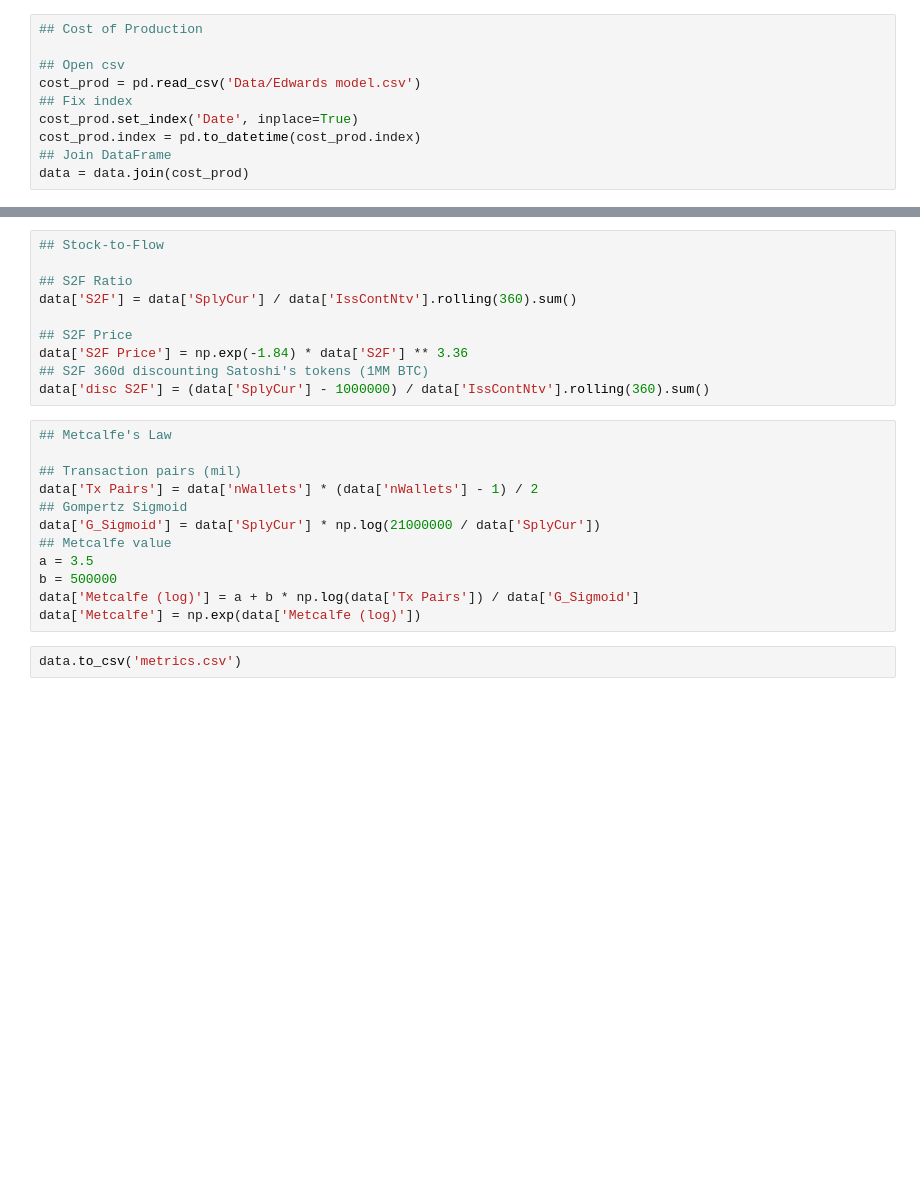
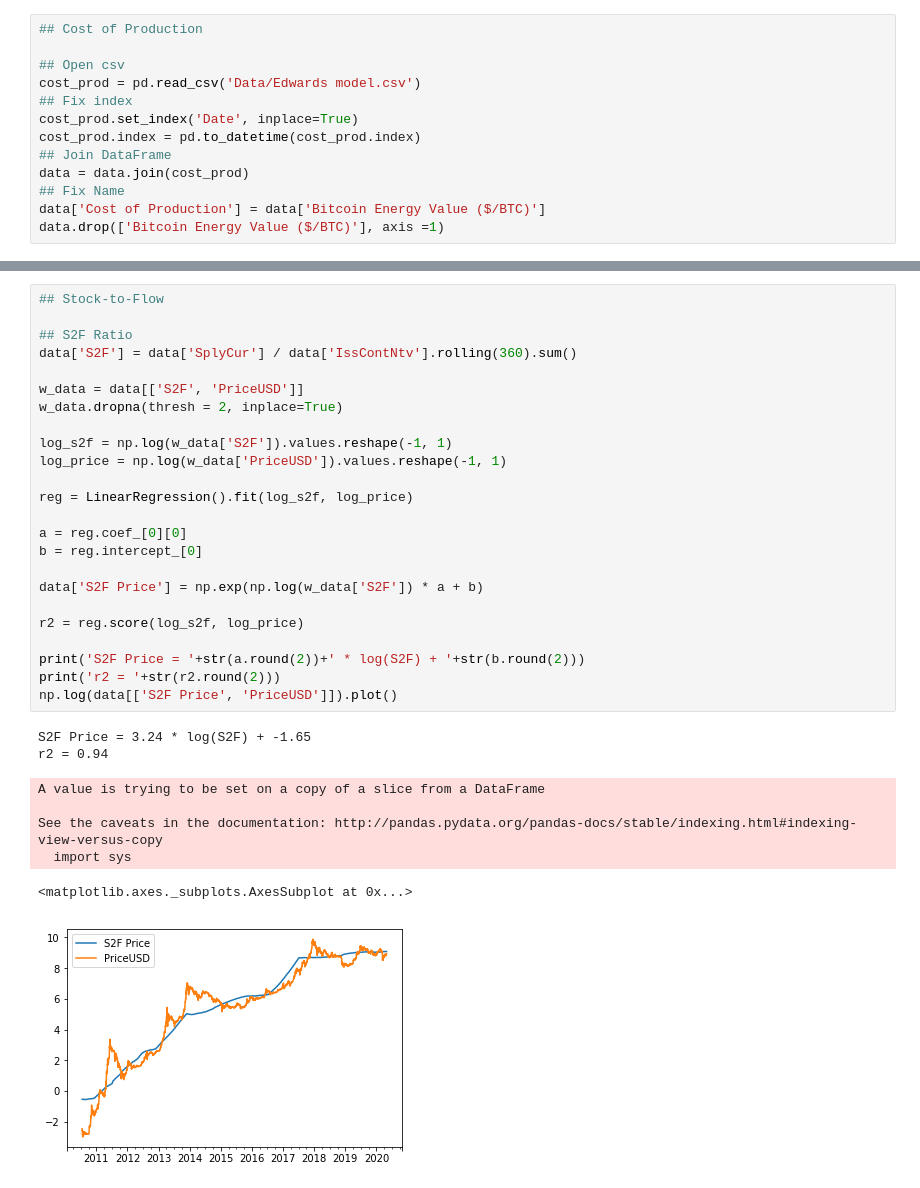
Before and after one commit to cryptogazzetta/Valuation-metrics, a Jupyter notebook: Implementing Metrics.ipynb, the cells around one changed output, grey strips where cells are left out. Cells and saved outputs as stored; diff of their text form; blank space fills up the shorter version.

```diff
--- a/Implementing Metrics.ipynb
+++ b/Implementing Metrics.ipynb
@@ -68,3 +79,6 @@ cost_prod.set_index('Date', inplace=True)
 cost_prod.index = pd.to_datetime(cost_prod.index)
 ## Join DataFrame
 data = data.join(cost_prod)
+## Fix Name
+data['Cost of Production'] = data['Bitcoin Energy Value ($/BTC)']
+data.drop(['Bitcoin Energy Value ($/BTC)'], axis =1)
@@ -71,24 +104,33 @@ data = data.join(cost_prod)
-# %%
-## Stock-to-Flow
-
-## S2F Ratio
-data['S2F'] = data['SplyCur'] / data['IssContNtv'].rolling(360).sum()
-
-## S2F Price
-data['S2F Price'] = np.exp(-1.84) * data['S2F'] ** 3.36
-## S2F 360d discounting Satoshi's tokens (1MM BTC)
-data['disc S2F'] = (data['SplyCur'] - 1000000) / data['IssContNtv'].rolling(360).sum()
-# %%
-## Metcalfe's Law
-
-## Transaction pairs (mil)
-data['Tx Pairs'] = data['nWallets'] * (data['nWallets'] - 1) / 2
-## Gompertz Sigmoid
-data['G_Sigmoid'] = data['SplyCur'] * np.log(21000000 / data['SplyCur'])
-## Metcalfe value
-a = 3.5
-b = 500000
-data['Metcalfe (log)'] = a + b * np.log(data['Tx Pairs']) / data['G_Sigmoid']
-data['Metcalfe'] = np.exp(data['Metcalfe (log)'])
-# %%
-data.to_csv('metrics.csv')
+# %%
+## Stock-to-Flow
+
+## S2F Ratio
+data['S2F'] = data['SplyCur'] / data['IssContNtv'].rolling(360).sum()
+
+w_data = data[['S2F', 'PriceUSD']]
+w_data.dropna(thresh = 2, inplace=True)
+
+log_s2f = np.log(w_data['S2F']).values.reshape(-1, 1)
+log_price = np.log(w_data['PriceUSD']).values.reshape(-1, 1)
+
+reg = LinearRegression().fit(log_s2f, log_price)
+
+a = reg.coef_[0][0]
+b = reg.intercept_[0]
+
+data['S2F Price'] = np.exp(np.log(w_data['S2F']) * a + b)
+
+r2 = reg.score(log_s2f, log_price)
+
+print('S2F Price = '+str(a.round(2))+' * log(S2F) + '+str(b.round(2)))
+print('r2 = '+str(r2.round(2)))
+np.log(data[['S2F Price', 'PriceUSD']]).plot()
+# %% [output]
+S2F Price = 3.24 * log(S2F) + -1.65
+r2 = 0.94
+A value is trying to be set on a copy of a slice from a DataFrame
+
+See the caveats in the documentation: http://pandas.pydata.org/pandas-docs/stable/indexing.html#indexing-view-versus-copy
+  import sys
+<matplotlib.axes._subplots.AxesSubplot at 0x...>
+[figure, added]
```
Also changed, not shown: parts of 8 cells of this notebook, 3 other files.
